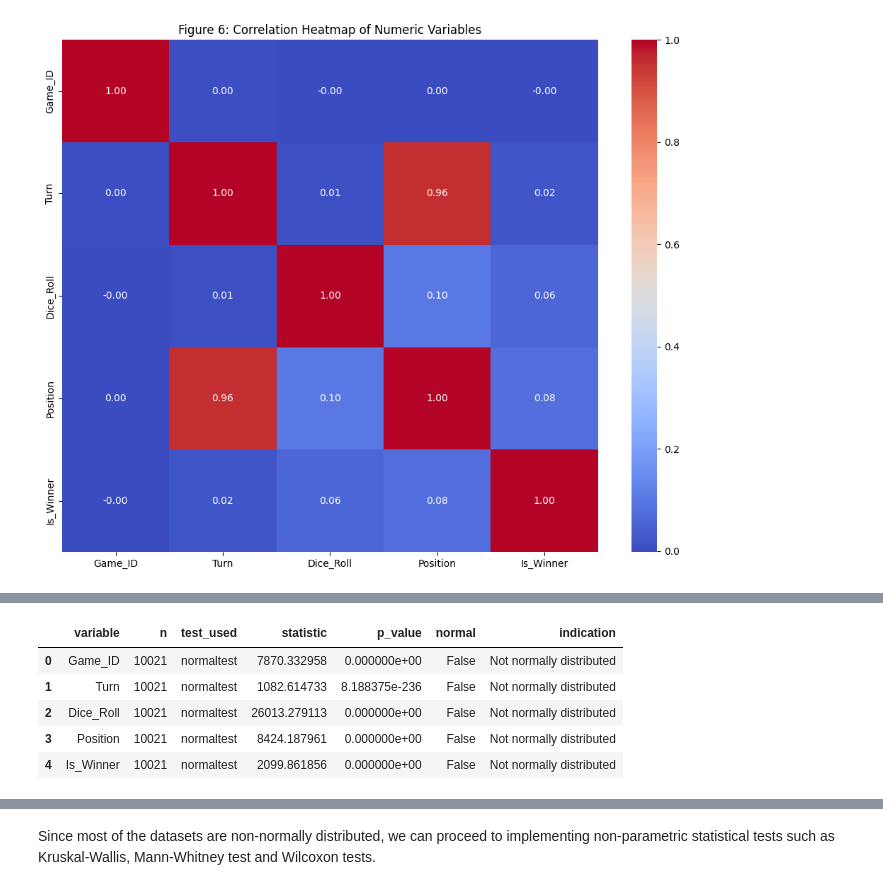
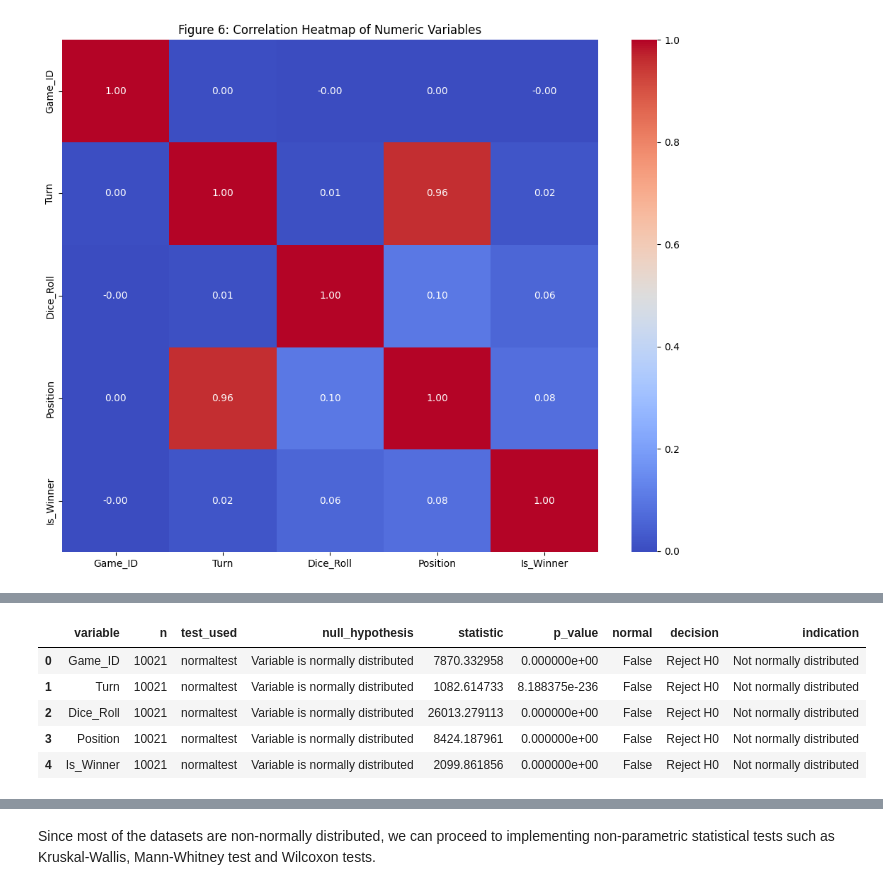
Before and after one commit to chizoalban2003-beep/Ludometrics-AI-Ethics, a Jupyter notebook: jupyter_notebooks/Ludo_EDA.ipynb, the cells around one changed output, grey strips where cells are left out. Cells and saved outputs as stored; diff of their text form; code cells hidden in the pictures.

```diff
--- a/jupyter_notebooks/Ludo_EDA.ipynb
+++ b/jupyter_notebooks/Ludo_EDA.ipynb
@@ -135,31 +245,34 @@ plt.show()
 # %%
 # Tests for normality of numeric variables with automatic method switch from shapiro to normaltest(n > 5000), alpha=0.05
 normality_rows = []
 alpha = 0.05
 
 for col in df_num.columns:
     series = df_num[col].dropna()
     method = 'normaltest' if len(series) > 5000 else 'shapiro'
     result = pg.normality(series, method=method, alpha=alpha)
 
     p_value = result['pval'].iloc[0]
     is_normal = bool(result['normal'].iloc[0])
+    decision = 'Accept H0' if is_normal else 'Reject H0'
     normality_rows.append({
         'variable': col,
         'n': len(series),
         'test_used': method,
+        'null_hypothesis': 'Variable is normally distributed',
         'statistic': result.iloc[0, 0],
         'p_value': p_value,
         'normal': is_normal,
+        'decision': decision,
         'indication': 'Normally distributed' if is_normal else 'Not normally distributed',
     })
 
 normality_df = pd.DataFrame(normality_rows)
 normality_df
 # %% [output]
-|  | variable | n | test_used | statistic | p_value | normal | indication |
-| 0 | Game_ID | 10021 | normaltest | 7870.332958 | 0.000000e+00 | False | Not normally distributed |
-| 1 | Turn | 10021 | normaltest | 1082.614733 | 8.188375e-236 | False | Not normally distributed |
-| 2 | Dice_Roll | 10021 | normaltest | 26013.279113 | 0.000000e+00 | False | Not normally distributed |
-| 3 | Position | 10021 | normaltest | 8424.187961 | 0.000000e+00 | False | Not normally distributed |
-| 4 | Is_Winner | 10021 | normaltest | 2099.861856 | 0.000000e+00 | False | Not normally distributed |
+|  | variable | n | test_used | null_hypothesis | statistic | p_value | normal | decision | indication |
+| 0 | Game_ID | 10021 | normaltest | Variable is normally distributed | 7870.332958 | 0.000000e+00 | False | Reject H0 | Not normally distributed |
+| 1 | Turn | 10021 | normaltest | Variable is normally distributed | 1082.614733 | 8.188375e-236 | False | Reject H0 | Not normally distributed |
+| 2 | Dice_Roll | 10021 | normaltest | Variable is normally distributed | 26013.279113 | 0.000000e+00 | False | Reject H0 | Not normally distributed |
+| 3 | Position | 10021 | normaltest | Variable is normally distributed | 8424.187961 | 0.000000e+00 | False | Reject H0 | Not normally distributed |
+| 4 | Is_Winner | 10021 | normaltest | Variable is normally distributed | 2099.861856 | 0.000000e+00 | False | Reject H0 | Not normally distributed |
```
Also changed, not shown: parts of 18 cells of this notebook.
